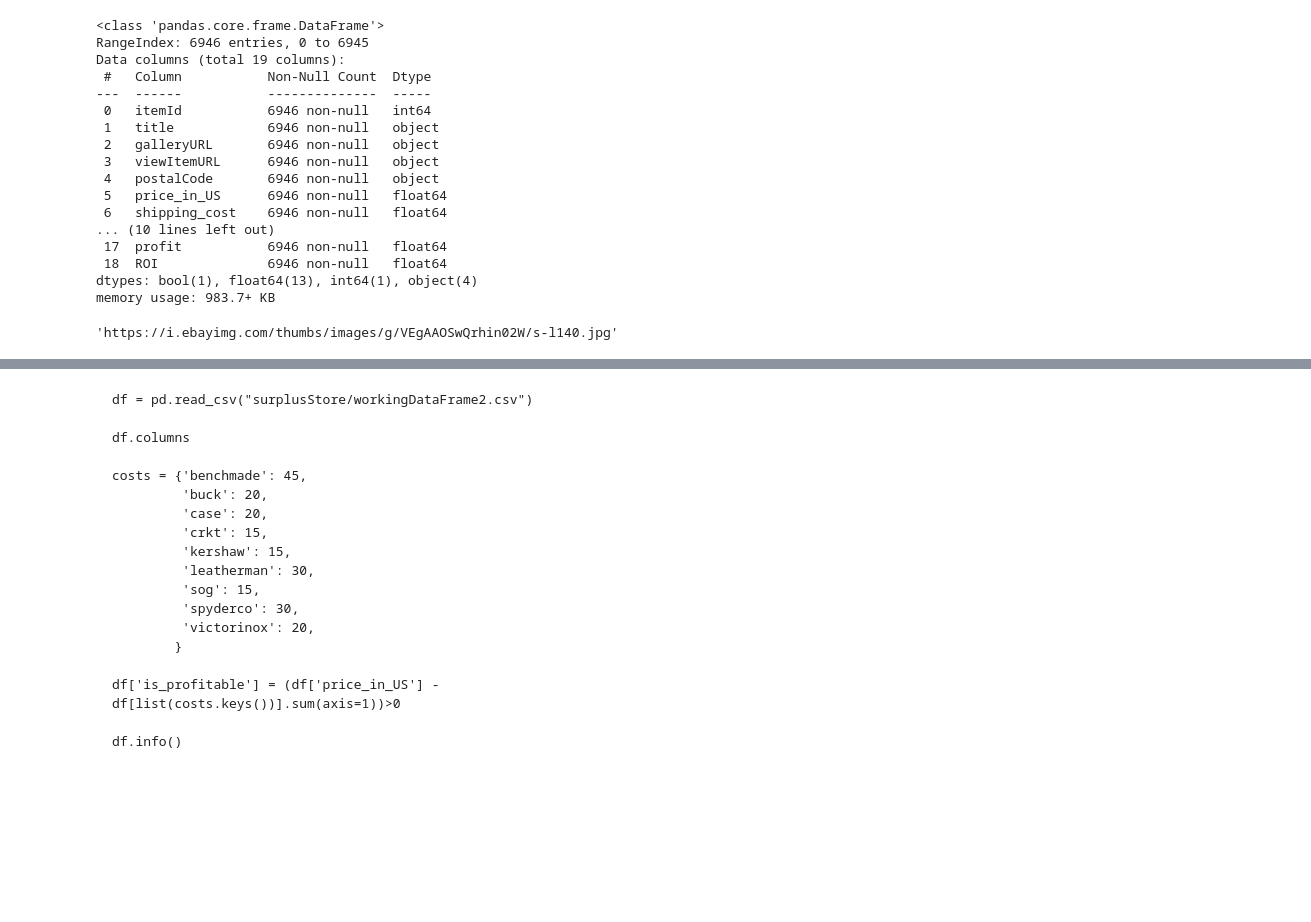
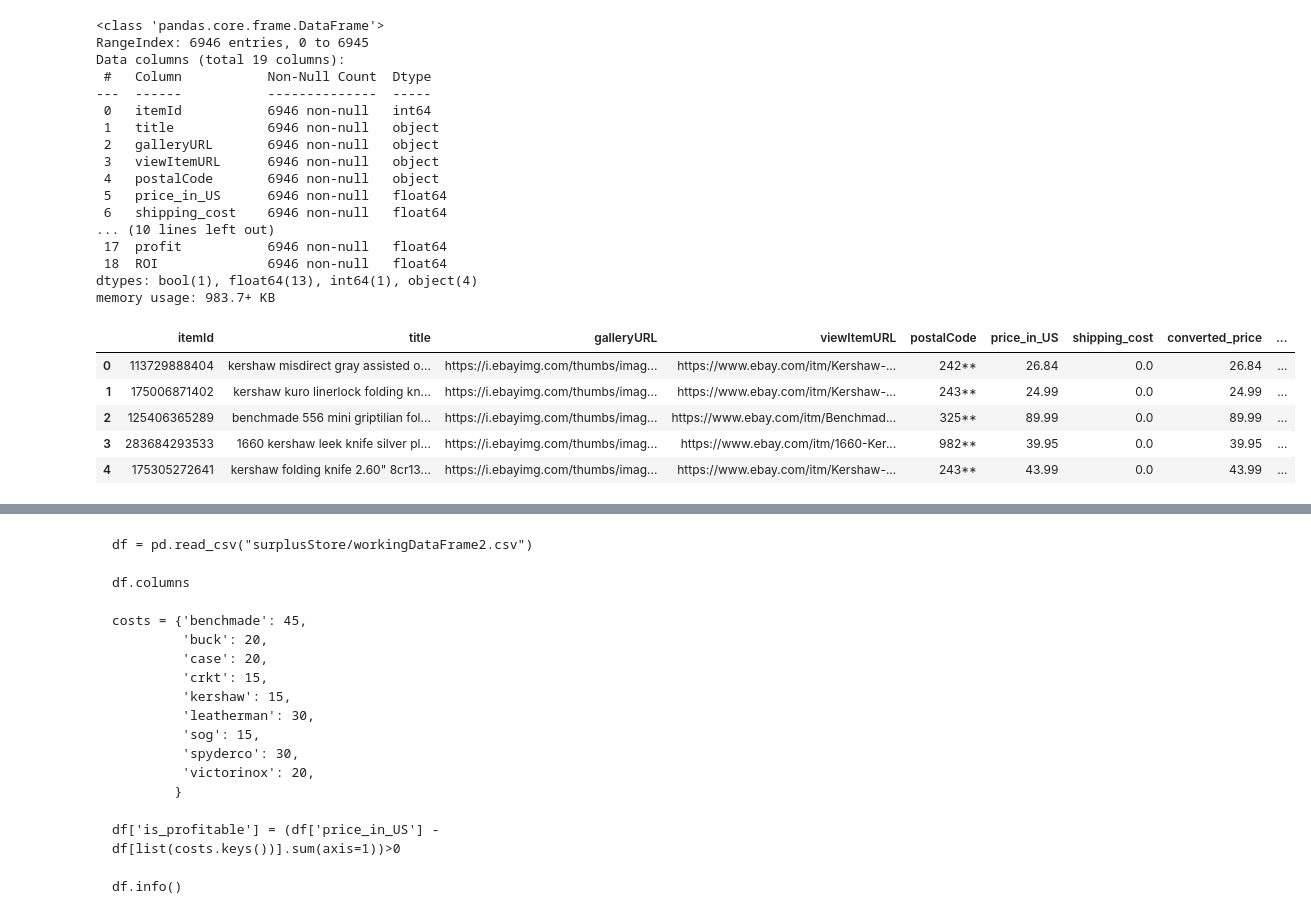
Before and after one commit to ddey117/Neural_Network_Predicting_Reseller_Success_Ebay, a Jupyter notebook: Predicting_Reseller_Success_Ebay.ipynb, the cells around one changed output, grey strips where cells are left out. Cells and saved outputs as stored; diff of their text form; code cells hidden in the pictures; blank space fills up the shorter version.

```diff
--- a/Predicting_Reseller_Success_Ebay.ipynb
+++ b/Predicting_Reseller_Success_Ebay.ipynb
@@ -410,7 +410,12 @@ Data columns (total 19 columns):
  18  ROI              6946 non-null   float64
 dtypes: bool(1), float64(13), int64(1), object(4)
 memory usage: 983.7+ KB
-# %%
-df['galleryURL'][13]
-# %% [output]
-'https://i.ebayimg.com/thumbs/images/g/VEgAAOSwQrhin02W/s-l140.jpg'
+# %%
+df.head()
+# %% [output]
+|  | itemId | title | galleryURL | viewItemURL | postalCode | price_in_US | shipping_cost | converted_price | ... |
+| 0 | 113729888404 | kershaw misdirect gray assisted o... | https://i.ebayimg.com/thumbs/imag... | https://www.ebay.com/itm/Kershaw-... | 242** | 26.84 | 0.0 | 26.84 | ... |
+| 1 | 175006871402 | kershaw kuro linerlock folding kn... | https://i.ebayimg.com/thumbs/imag... | https://www.ebay.com/itm/Kershaw-... | 243** | 24.99 | 0.0 | 24.99 | ... |
+| 2 | 125406365289 | benchmade 556 mini griptilian fol... | https://i.ebayimg.com/thumbs/imag... | https://www.ebay.com/itm/Benchmad... | 325** | 89.99 | 0.0 | 89.99 | ... |
+| 3 | 283684293533 | 1660 kershaw leek knife silver pl... | https://i.ebayimg.com/thumbs/imag... | https://www.ebay.com/itm/1660-Ker... | 982** | 39.95 | 0.0 | 39.95 | ... |
+| 4 | 175305272641 | kershaw folding knife 2.60" 8cr13... | https://i.ebayimg.com/thumbs/imag... | https://www.ebay.com/itm/Kershaw-... | 243** | 43.99 | 0.0 | 43.99 | ... |
```
Also changed, not shown: parts of 8 cells of this notebook, 1 other file.
